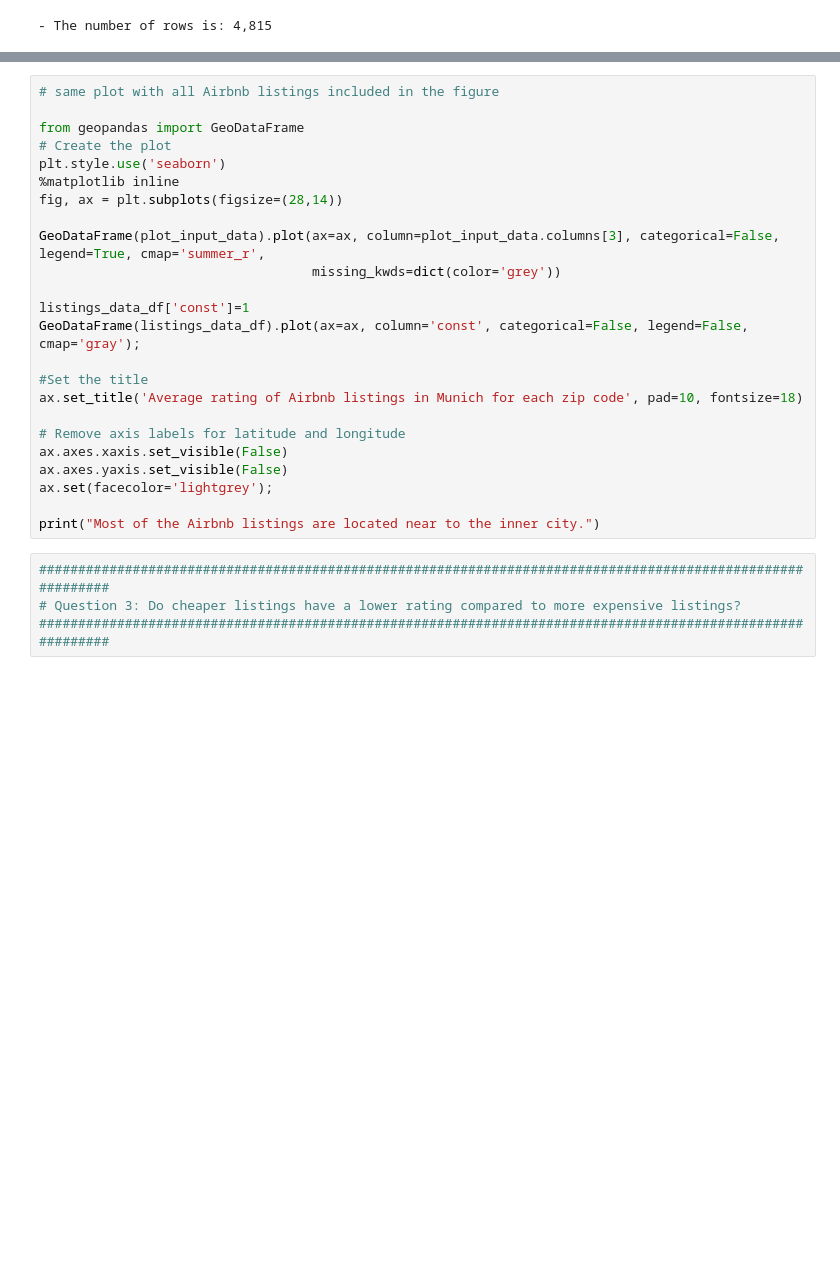
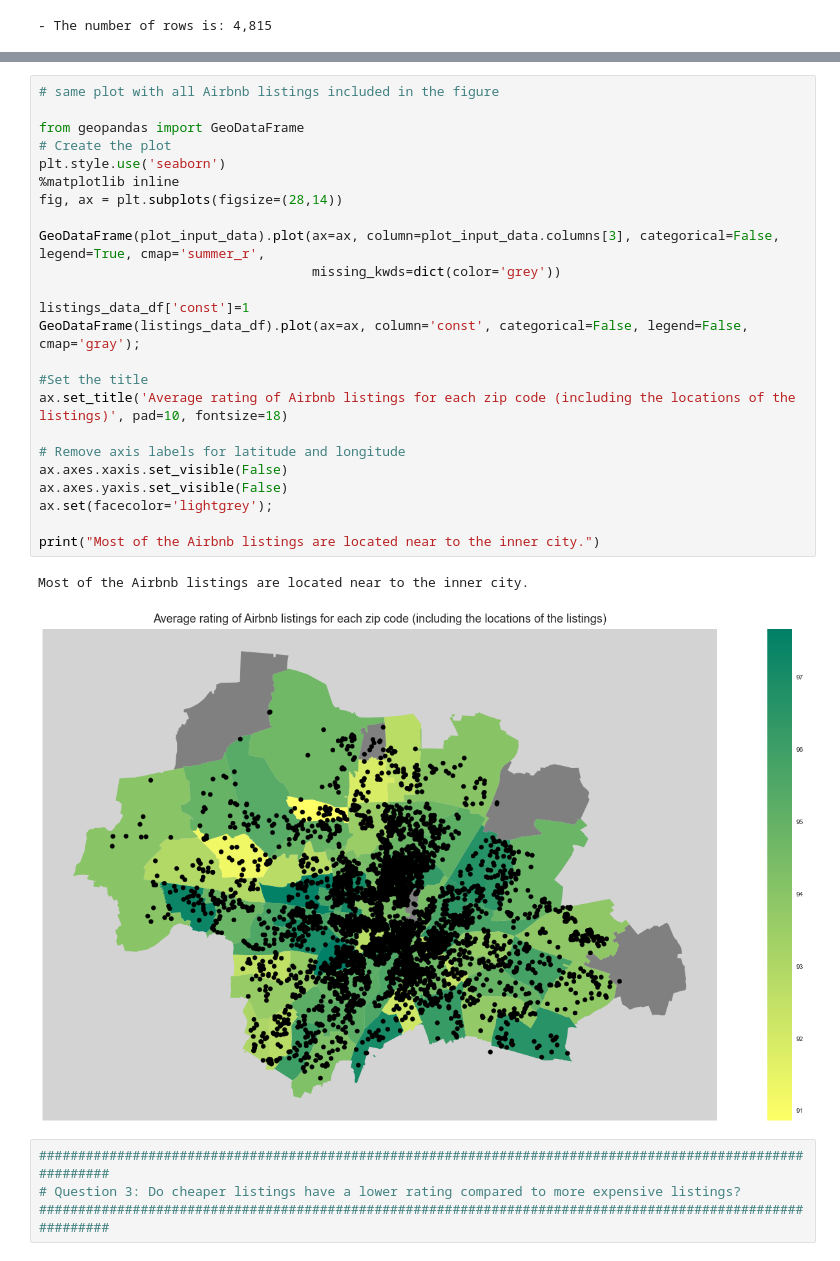
Before and after one commit to AliceSchuster/Udacity_Project_1, a Jupyter notebook: udacity_project_1.ipynb, the cells around one changed output, grey strips where cells are left out. Drawn from its saved outputs; the diff is of its cells as text; blank space fills up the shorter version.

```diff
--- a/udacity_project_1.ipynb
+++ b/udacity_project_1.ipynb
@@ -384,27 +518,30 @@ print("let's investigate the relationship between listing price and listing (tot
 # %%
 # same plot with all Airbnb listings included in the figure
 
 from geopandas import GeoDataFrame
 # Create the plot
 plt.style.use('seaborn')
 %matplotlib inline
 fig, ax = plt.subplots(figsize=(28,14))
 
 GeoDataFrame(plot_input_data).plot(ax=ax, column=plot_input_data.columns[3], categorical=False, legend=True, cmap='summer_r',
                                    missing_kwds=dict(color='grey'))
 
 listings_data_df['const']=1
 GeoDataFrame(listings_data_df).plot(ax=ax, column='const', categorical=False, legend=False, cmap='gray');
 
 #Set the title
-ax.set_title('Average rating of Airbnb listings in Munich for each zip code', pad=10, fontsize=18)
+ax.set_title('Average rating of Airbnb listings for each zip code (including the locations of the listings)', pad=10, fontsize=18)
 
 # Remove axis labels for latitude and longitude
 ax.axes.xaxis.set_visible(False)
 ax.axes.yaxis.set_visible(False)
 ax.set(facecolor='lightgrey');
 
 print("Most of the Airbnb listings are located near to the inner city.")
+# %% [output]
+Most of the Airbnb listings are located near to the inner city.
+[figure, added]
 # %%
 ###########################################################################################################
 # Question 3: Do cheaper listings have a lower rating compared to more expensive listings?
```
Also changed, not shown: parts of 25 cells of this notebook.
